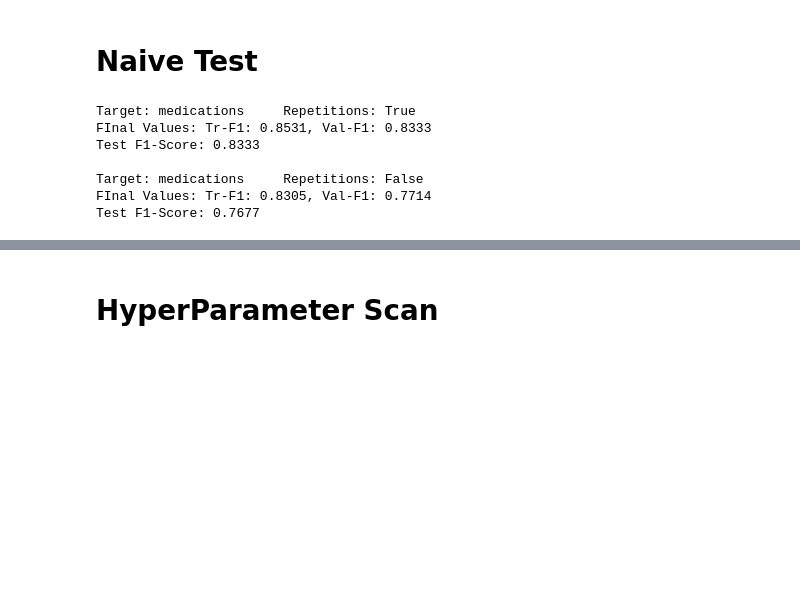
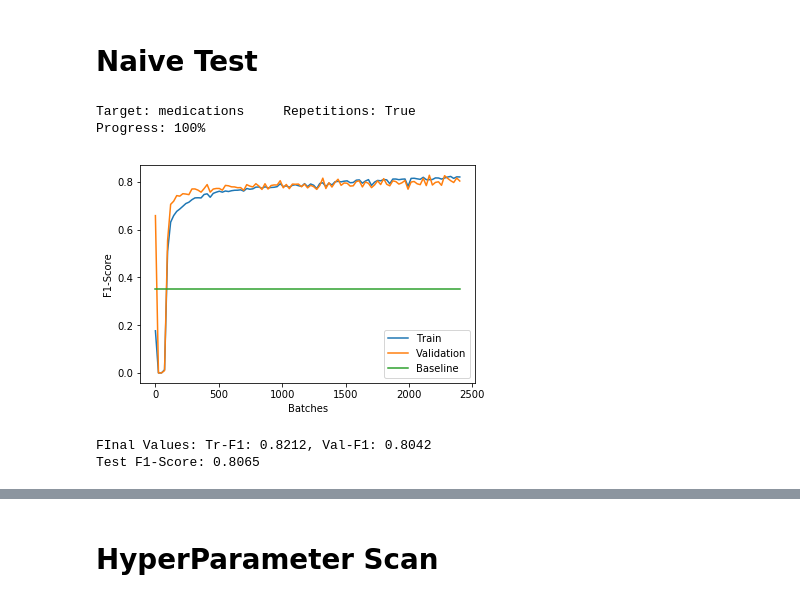
Before and after one commit to goto1991/L2B2-medication-extraction, a Jupyter notebook: Model 1 (Naive).ipynb, the cells around one changed output, grey strips where cells are left out. Cells and saved outputs as stored; diff of their text form; code cells hidden in the pictures; blank space fills up the shorter version.

```diff
--- a/Model 1 (Naive).ipynb
+++ b/Model 1 (Naive).ipynb
@@ -73,11 +70,0 @@ Sentence Load Complete
-# %%
-for target in target_dict.keys():
-    dist = 0
-    sim = 0
-    cn = len(target_dict[target]) * len(target_dict[target])
-    for word in target_dict[target]:
-        for word2 in target_dict[target]:
-            if word in vocab and word2 in vocab:
-                dist += np.linalg.norm(model[word]-model[word2])
-                sim += model.similarity(word, word2)
-    print('{} AED and CSS: {:.2f} \t {:.2f}'.format(target[:5], dist/cn, sim/cn))
@@ -91,11 +70,0 @@ medic AED and CSS: 6.49          0.24
-# %%
-for target in target_dict.keys():
-    dist = 0
-    sim = 0
-    cn = len(target_dict[target]) * len(target_dict[target])
-    for word in target_dict[target]:
-        for word2 in target_dict[target]:
-            if word in vocab and word2 in vocab:
-                dist += np.linalg.norm(model[word]-model[word2])
-                sim += model.similarity(word, word2)
-    print('{} AED and CSS: {:.2f} \t {:.2f}'.format(target[:5], dist/cn, sim/cn))
@@ -302,21 +202,19 @@ print(*print_set, sep='\n')
 # Naive Test
 # %%
 for target in ['medications']:
-    for reps in [True, False]:
+    for reps in [True]:
         target_size = len(target_dict[target])
         word_sets = fn.generate_naive_traintest(vocab, target_dict[target], target_size * 5, target_size, 10, 50, reps, reps)
         emb_sets = fn.embed_words(word_sets, model)
         emb_sets['validation_set'] = emb_sets['test_set']
         emb_sets['validation_labels'] = emb_sets['test_labels']
         print("Target: {}\tRepetitions: {}".format(target, reps))
-        NN = FF_Model()
+        NN = FF_Model(layers=[100], activ='sigmoid', dropout=1.0, learn_rate=0.01)
         NN.build_graph()
-        NN.train(emb_sets, epochs=50, report_percentage=10, show_progress=True)
+        cbowtr, cbowtest, _ =NN.train(emb_sets, epochs=20, batch=50, report_percentage=1, show_progress=True, show_plot=True)
 # %% [output]
 Target: medications     Repetitions: True
-FInal Values: Tr-F1: 0.8531, Val-F1: 0.8333
-Test F1-Score: 0.8333
-
-Target: medications     Repetitions: False
-FInal Values: Tr-F1: 0.8305, Val-F1: 0.7714
-Test F1-Score: 0.7677
+Progress: 100%
+[figure, added]
+FInal Values: Tr-F1: 0.8212, Val-F1: 0.8042
+Test F1-Score: 0.8065
```
Also changed, not shown: parts of 21 cells of this notebook, 10 other files.
